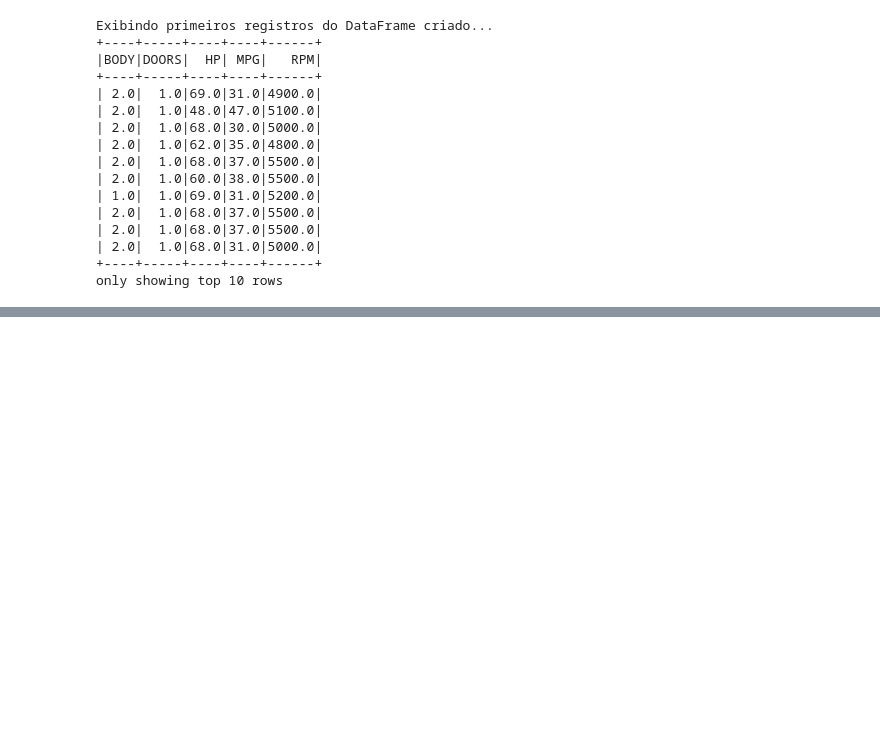
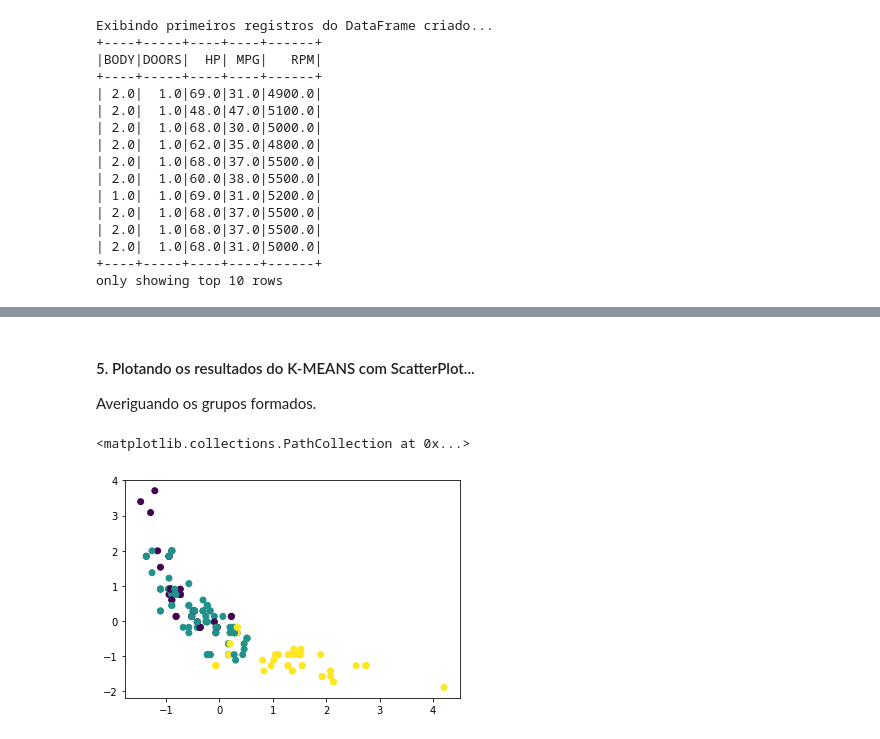
Before and after one commit to daniellj/DistributedComputing, a Jupyter notebook: ApacheSpark/POC/SparkMachineLearning.ipynb, the cells around one changed output, grey strips where cells are left out. Saved outputs shown, nothing was run; the diff lists cells and outputs as text; code cells hidden in the pictures; blank space fills up the shorter version.

```diff
--- a/ApacheSpark/POC/SparkMachineLearning.ipynb
+++ b/ApacheSpark/POC/SparkMachineLearning.ipynb
@@ -180,0 +244,8 @@ pandasDF1
+# %%
+rowRDD4 = rowDF1.rdd.map(Normalization)
+
+print('Exibindo primeiros 10 registros do DataFrame ORIGINAL...', '\n')
+print(rowDF1.show(10))
+
+print('Exibindo primeiros 10 registros do RDD após a operação de NORMALIZAÇÃO...', '\n')
+rowRDD4.take(10)
@@ -180,0 +287,7 @@ pandasDF1
+# %%
+FeatureRDD = rowRDD4.map( lambda x : Row(features = x) )
+
+#criando a sessão para alocar as "Row's" em um DataFrame em Spark...
+FeatureDF1 = spSession.createDataFrame(FeatureRDD)
+
+FeatureDF1.select("features").show(10)
@@ -180,0 +316,13 @@ pandasDF1
+# %%
+from pyspark.ml.clustering import KMeans
+
+kmeans = KMeans(k = 3, seed = 1) #onde k é a quantidade de grupos que se quer criar...
+model = kmeans.fit(FeatureDF1)
+predict = model.transform(FeatureDF1)
+print('Exibindo o resultado da predição (agrupamento) de algumas FEATURES...', '\n')
+predict.show()
+
+print('Tipo do objeto "predict":', type(predict), '\n')
+
+wssse = model.computeCost(FeatureDF1)
+print('Avaliando o modelo criado através da SOMA DOS ERROS QUADRADOS:', str(wssse) )
@@ -180,0 +347,21 @@ pandasDF1
+# %% [markdown]
+#### 5. Plotando os resultados do K-MEANS com ScatterPlot...
+Averiguando os grupos formados.
+# %%
+import pandas as pd
+import matplotlib.pylab as plt
+%matplotlib inline
+
+def createGroup(value):
+    return ( value["prediction"], value["features"][0], value["features"][1], value["features"][2], value["features"][3] )
+
+# Organizando os dados para o Plot
+groupRDD = predict.rdd.map(lambda x : createGroup(x))
+predictionList = groupRDD.collect()
+predictionDF = pd.DataFrame(predictionList) # transformando a RDD em um Pandas DataFrame para plotagem dos resultados
+
+plt.cla()
+plt.scatter(predictionDF[3], predictionDF[4], c = predictionDF[0])
+# %% [output]
+<matplotlib.collections.PathCollection at 0x...>
+[figure, added]
```
Also changed, not shown: parts of 19 cells of this notebook, 8 other files.
